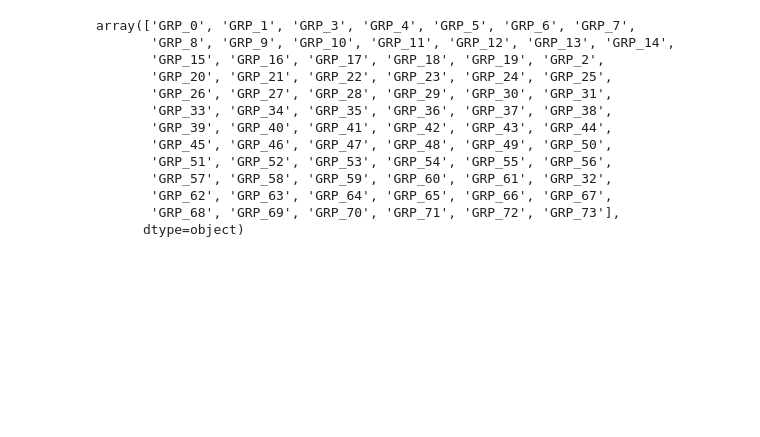
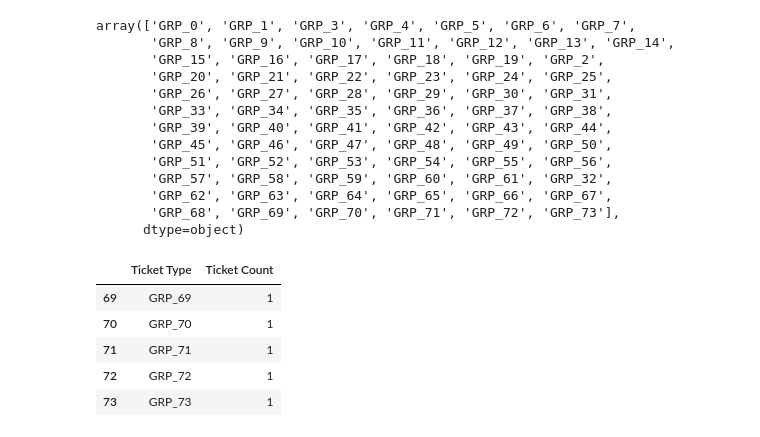
Before and after one commit to 0xkinley/PGP_AIML_CapstoneProject, a Jupyter notebook: EDA and Preprocessing - Notebook.ipynb, the cells around one changed output. Saved outputs shown, nothing was run; the diff lists cells and outputs as text; code cells hidden in the pictures; blank space fills up the shorter version.

```diff
--- a/EDA and Preprocessing - Notebook.ipynb
+++ b/EDA and Preprocessing - Notebook.ipynb
@@ -85,0 +88,11 @@ array(['GRP_0', 'GRP_1', 'GRP_3', 'GRP_4', 'GRP_5', 'GRP_6', 'GRP_7',
+# %%
+ticket_count = pd.DataFrame(list(zip(data['Assignment group'].unique(),data['Assignment group'].value_counts())), columns =['Ticket Type', 'Ticket Count'])
+# %%
+ticket_count.tail()
+# %% [output]
+|  | Ticket Type | Ticket Count |
+| 69 | GRP_69 | 1 |
+| 70 | GRP_70 | 1 |
+| 71 | GRP_71 | 1 |
+| 72 | GRP_72 | 1 |
+| 73 | GRP_73 | 1 |
```
Also changed, not shown: parts of 4 cells of this notebook.
